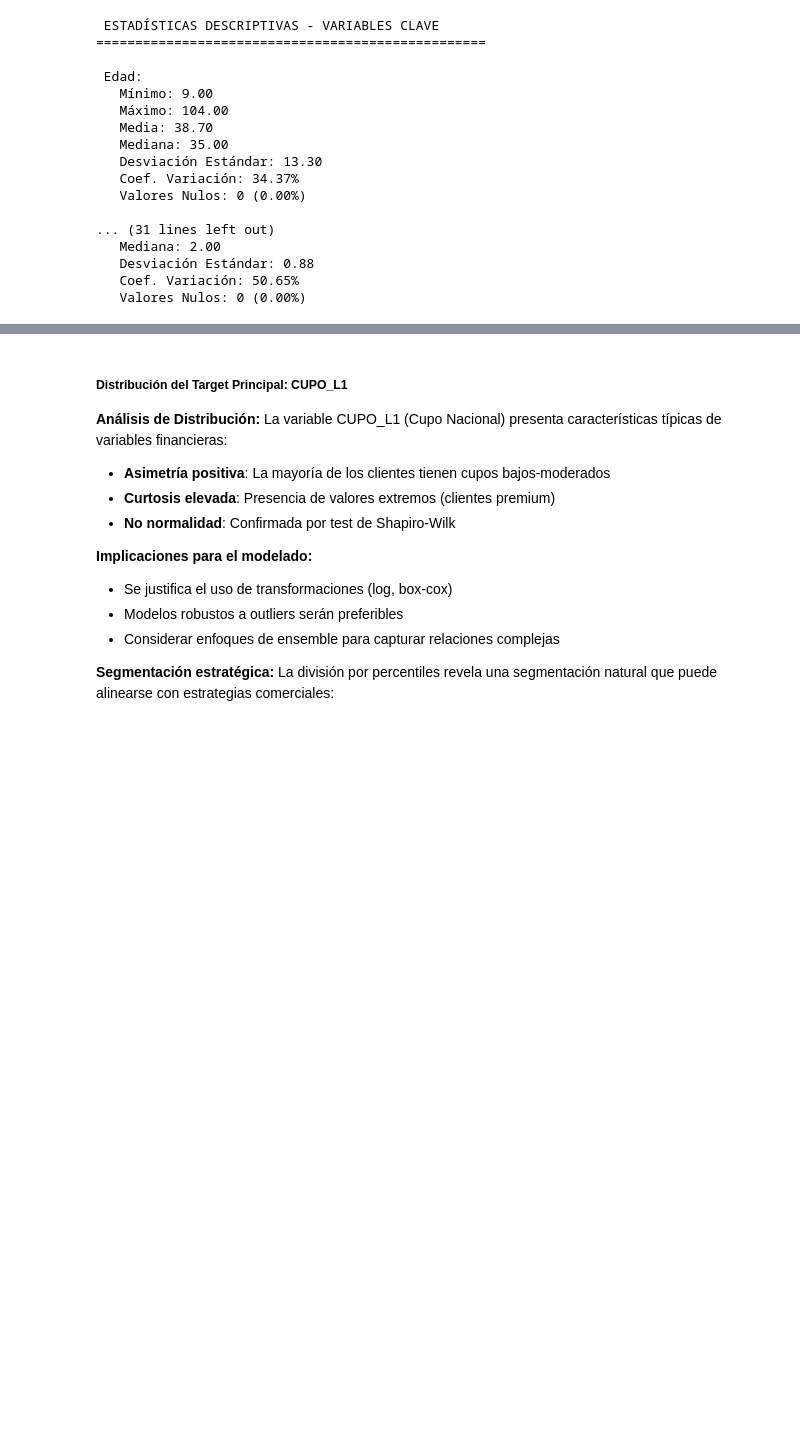
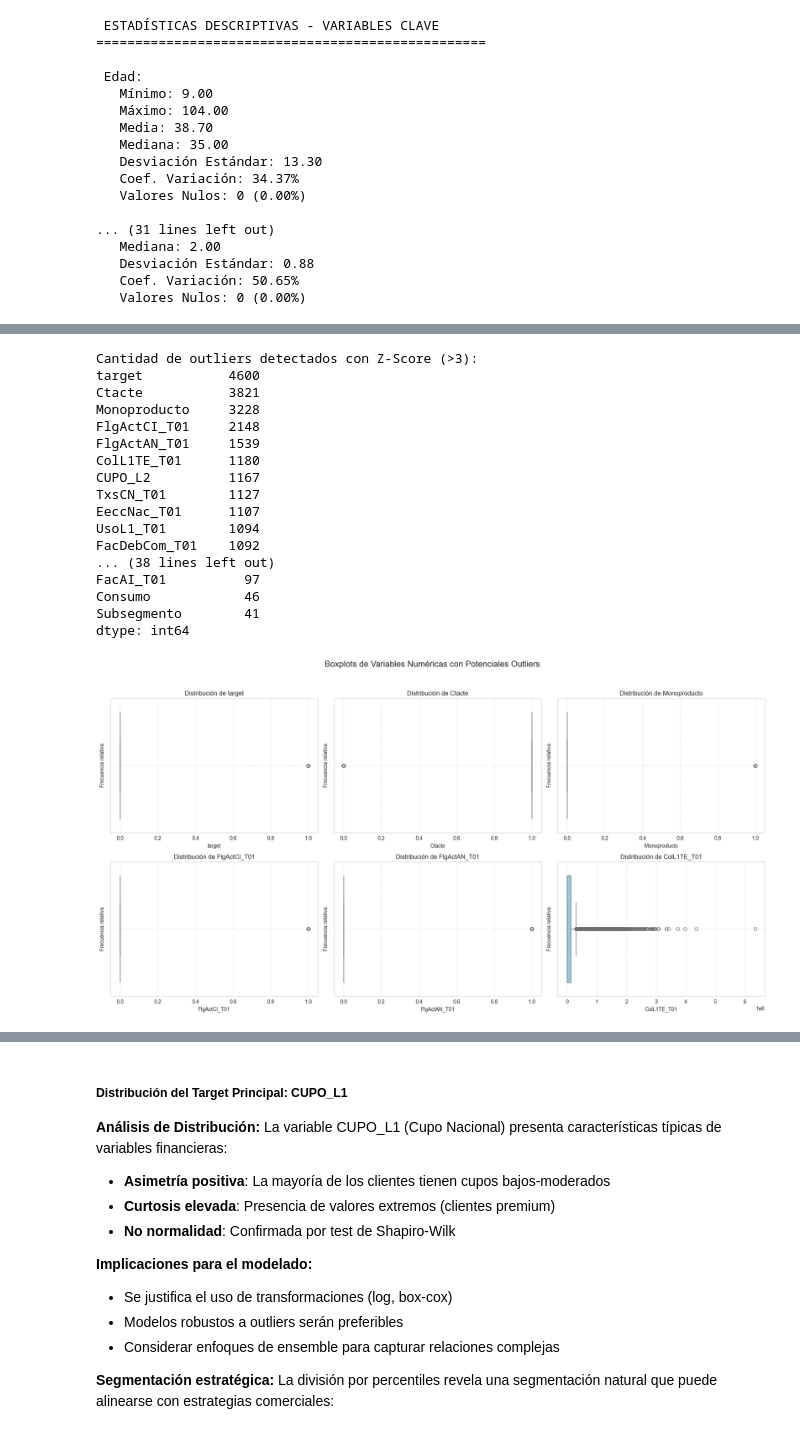
Before and after one commit to 4mnesia/MachineLearningRepo, a Jupyter notebook: Entrega3_ML.ipynb, the cells around one changed output, grey strips where cells are left out. Saved outputs shown, nothing was run; the diff lists cells and outputs as text; code cells hidden in the pictures; blank space fills up the shorter version.

```diff
--- a/Entrega3_ML.ipynb
+++ b/Entrega3_ML.ipynb
@@ -274,5 +286,3 @@ Se seguirá CRISP-DM:
 ## Fase 2: Data Understanding
 # %% [markdown]
 ### 2.1 Carga de dataset
-# %%
-df = pd.read_csv('Base_clientes_Monopoly_mod.csv')
@@ -293,10 +358,7 @@ El proceso de Data Understanding comienza con la carga y exploración inicial de
+# %%
+#borrar columnas innecesarias
+df = df.drop(columns=["Unnamed: 574"])
 # %%
-print(" FASE 2: DATA UNDERSTANDING")
-print("=" * 60)
-
-# Carga del dataset
-df = pd.read_csv('Base_clientes_Monopoly_mod.csv')
-
 print("DIMENSIÓN DEL DATASET")
 print(f"• Registros (clientes): {df.shape[0]:,}")
 print(f"• Variables (atributos): {df.shape[1]}")
@@ -421,0 +494,47 @@ for var in variables_analisis:
+# %%
+# Seleccionar variables numéricas
+numeric_cols = df.select_dtypes(include=['int64', 'float64']).columns
+
+# Calcular z-score
+z_scores = df[numeric_cols].apply(zscore)
+outliers_z = (z_scores.abs() > 3)
+
+# Contar outliers por variable
+outliers_count = outliers_z.sum().sort_values(ascending=False)
+print("Cantidad de outliers detectados con Z-Score (>3):")
+print(outliers_count[outliers_count > 0])
+
+# Seleccionar columnas más afectadas
+cols_with_outliers = outliers_count[outliers_count > 0].index[:6]
+
+# Boxplots mejorados
+plt.figure(figsize=(18, 10))
+for i, col in enumerate(cols_with_outliers, 1):
+    plt.subplot(2, 3, i)
+    sns.boxplot(x=df[col], color='skyblue')
+    plt.title(f'Distribución de {col}', fontsize=12)
+    plt.xlabel(col)
+    plt.ylabel("Frecuencia relativa")
+    plt.grid(True, linestyle='--', alpha=0.5)
+plt.suptitle("Boxplots de Variables Numéricas con Potenciales Outliers", fontsize=16)
+plt.tight_layout(rect=[0, 0.03, 1, 0.95])
+plt.show()
+# %% [output]
+Cantidad de outliers detectados con Z-Score (>3):
+target           4600
+Ctacte           3821
+Monoproducto     3228
+FlgActCI_T01     2148
+FlgActAN_T01     1539
+ColL1TE_T01      1180
+CUPO_L2          1167
+TxsCN_T01        1127
+EeccNac_T01      1107
+UsoL1_T01        1094
+FacDebCom_T01    1092
+... (38 lines left out)
+FacAI_T01          97
+Consumo            46
+Subsegmento        41
+dtype: int64
+[figure, added]
```
Also changed, not shown: parts of 115 cells of this notebook, 20 other files.
